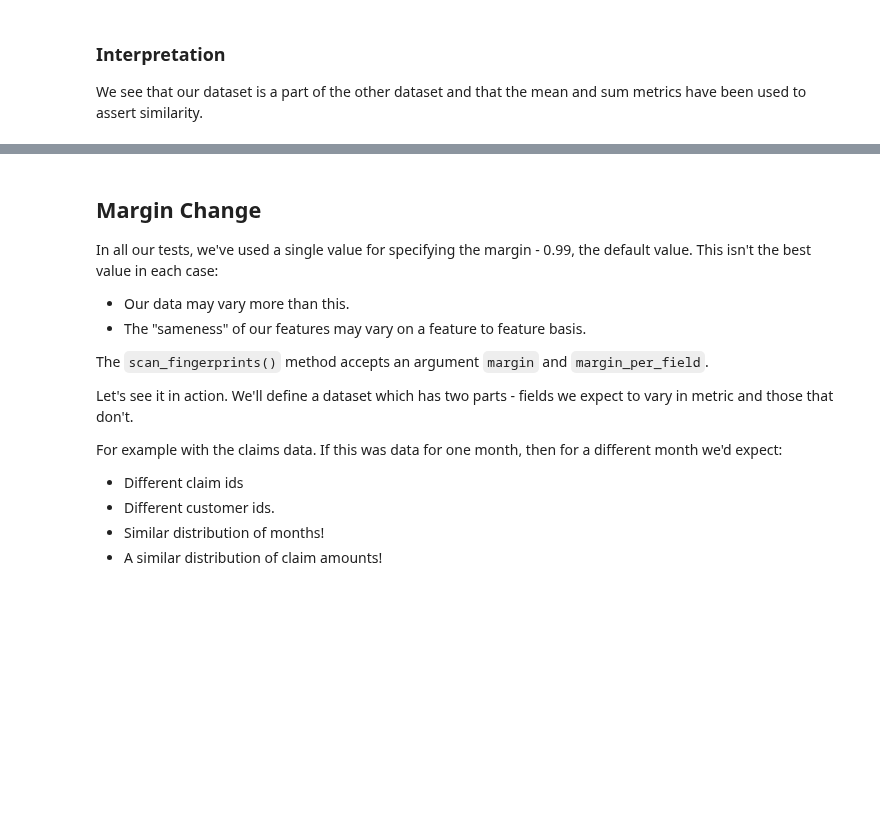
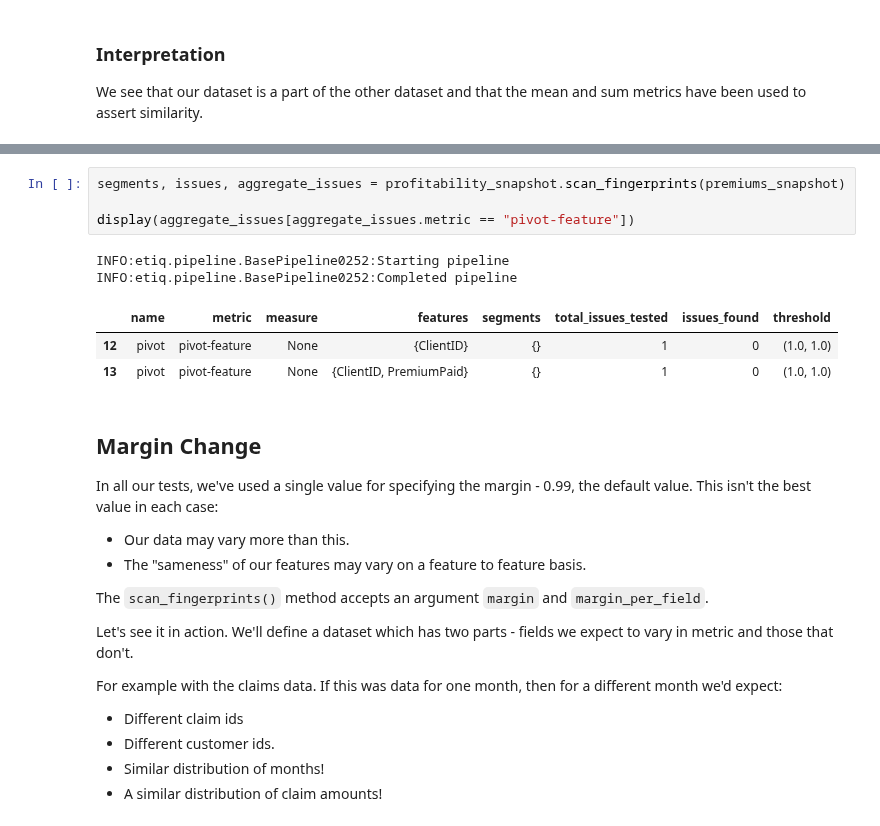
Before and after one commit to ETIQ-AI/ml-testing, a Jupyter notebook: Scans by type/Fingerprint/fingerprinting.ipynb, the cells around one changed output, grey strips where cells are left out. Saved outputs shown, nothing was run; the diff lists cells and outputs as text; blank space fills up the shorter version.

```diff
--- a/Scans by type/Fingerprint/fingerprinting.ipynb
+++ b/Scans by type/Fingerprint/fingerprinting.ipynb
@@ -297,3 +353,13 @@ We see that our dataset is a part of the other dataset and that the mean and sum
+# %%
+segments, issues, aggregate_issues = profitability_snapshot.scan_fingerprints(premiums_snapshot)
+
+display(aggregate_issues[aggregate_issues.metric == "pivot-feature"])
+# %% [output]
+INFO:etiq.pipeline.BasePipeline0252:Starting pipeline
+INFO:etiq.pipeline.BasePipeline0252:Completed pipeline
+|  | name | metric | measure | features | segments | total_issues_tested | issues_found | threshold |
+| 12 | pivot | pivot-feature | None | {ClientID} | {} | 1 | 0 | (1.0, 1.0) |
+| 13 | pivot | pivot-feature | None | {ClientID, PremiumPaid} | {} | 1 | 0 | (1.0, 1.0) |
 # %% [markdown]
 ## Margin Change
 
```
Also changed, not shown: parts of 11 cells of this notebook.
